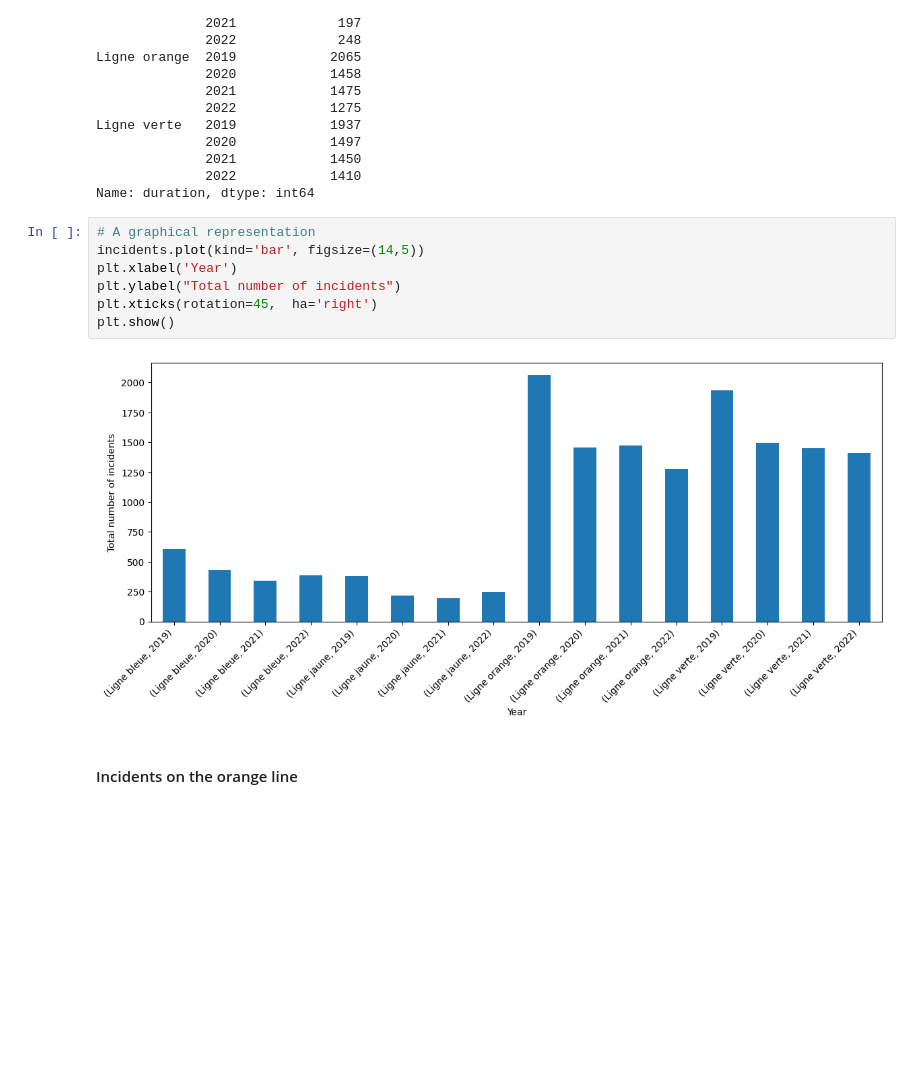
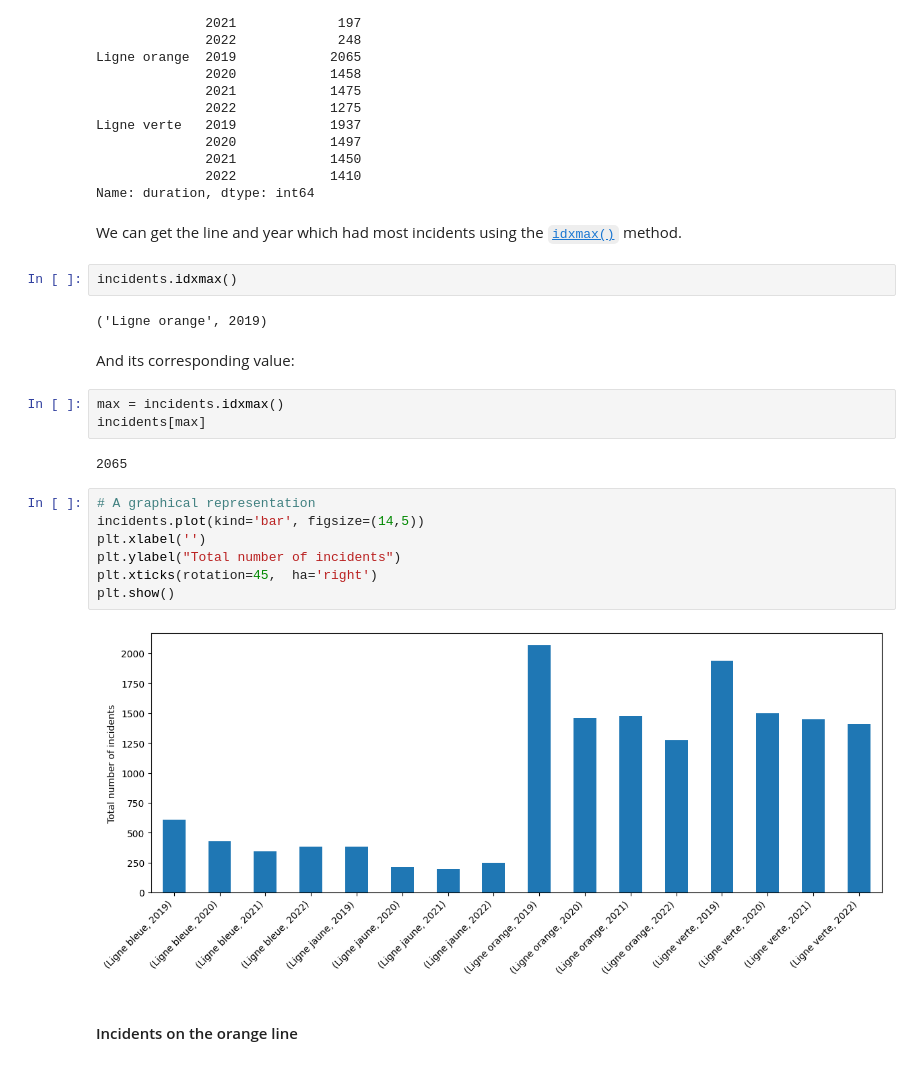
Before and after one commit to concordia-grad-computing-seminars/data-engineering, a Jupyter notebook: visualisation/Montreal_Metro/metro.ipynb, the cells around one changed output. Saved outputs shown, nothing was run; the diff lists cells and outputs as text; blank space fills up the shorter version.

Commit message:
Added example for idxmax()

```diff
--- a/visualisation/Montreal_Metro/metro.ipynb
+++ b/visualisation/Montreal_Metro/metro.ipynb
@@ -442,15 +442,28 @@ Ligne verte   2019            1937
               2021            1450
               2022            1410
 Name: duration, dtype: int64
+# %% [markdown]
+We can get the line and year which had most incidents using the [`idxmax()`](https://pandas.pydata.org/docs/reference/api/pandas.DataFrame.idxmax.html) method.
+# %%
+incidents.idxmax()
+# %% [output]
+('Ligne orange', 2019)
+# %% [markdown]
+And its corresponding value:
+# %%
+max = incidents.idxmax()
+incidents[max]
+# %% [output]
+2065
 # %%
 # A graphical representation
 incidents.plot(kind='bar', figsize=(14,5))
-plt.xlabel('Year')
+plt.xlabel('')
 plt.ylabel("Total number of incidents")
 plt.xticks(rotation=45,  ha='right')
 plt.show()
 # %% [output]
-[figure, old version]
+[figure, new version]
 # %% [markdown]
 #### Incidents on the orange line
 # %%
```
Also changed, not shown: parts of 2 cells of this notebook.
